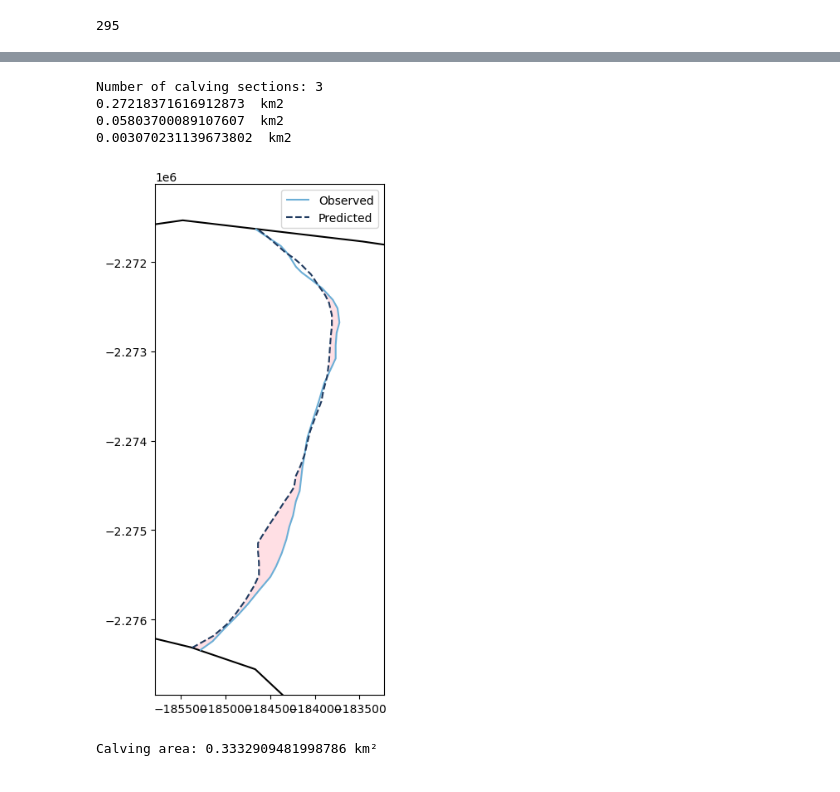
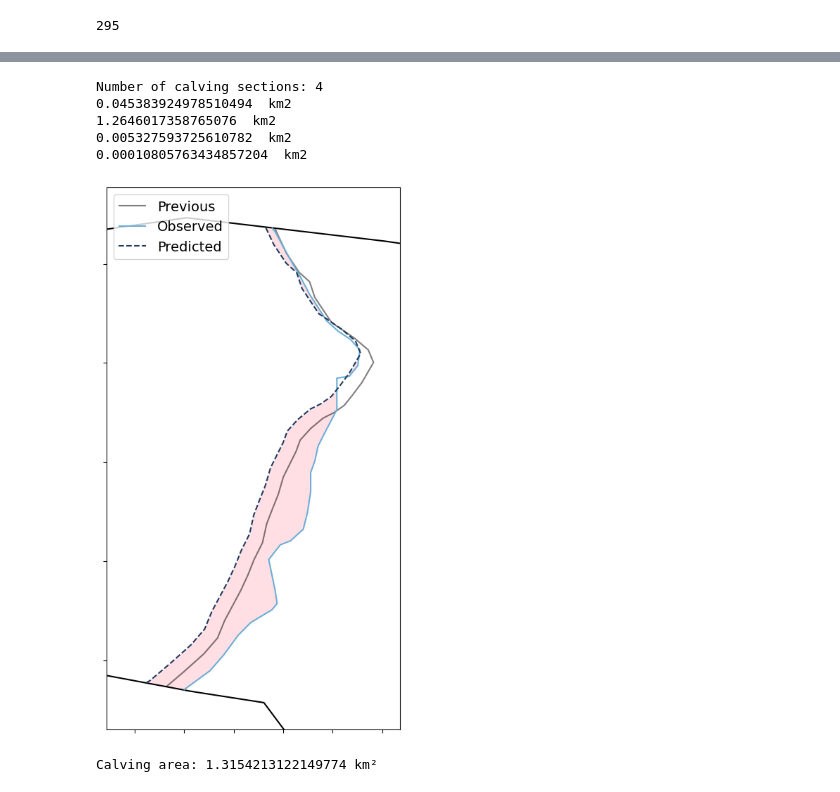
Before and after one commit to sofiasuhinin/Jakobshavn-Isbrae-CalvingStatistics, a Jupyter notebook: notebooks/3_calvingseries_method.ipynb, the cells around one changed output, grey strips where cells are left out. Saved outputs shown, nothing was run; the diff lists cells and outputs as text; code cells hidden in the pictures.

```diff
--- a/notebooks/3_calvingseries_method.ipynb
+++ b/notebooks/3_calvingseries_method.ipynb
@@ -965,7 +982,7 @@ For now, I am going to use the 'vx' and 'vy' at the point where I got the 'vv' f
 # %%
 # velocity data, 3 bands, 'vv', 'vx' and 'vy'
 # so now i gotta extract the 'vx' and 'vy' at the point where i got the 'vv'
-
+terminus = terminus.reset_index(drop=True)
 print(velocity["band"].values)
 
 #select vel bands - need vx, and vy for later translate fnction
@@ -1092,6 +1109,7 @@ gpd.GeoSeries([ice_point]).plot(ax=ax, color="red", markersize=30)
 [figure]
 # %%
 # attempt at wrapping into a function
+terminus = terminus.reset_index(drop=True)
 def get_area_change(row, terminus, box_polygon, ice_point):
 
     terminus_index = row.name
@@ -1183,35 +1256,43 @@ def plot_calving(i):
     for section_number, section in enumerate(calving_sections):
         print(f"{section.area / 1e6}  km2")
 
+    previous_clipped = terminus_previous.intersection(ji_mod_box_polygon)
     observed_clipped = terminus_observed.intersection(ji_mod_box_polygon)
     predicted_clipped = predicted_line.intersection(ji_mod_box_polygon)
 
-    fig, ax = plt.subplots(figsize=(8, 8))
+    fig, ax = plt.subplots(figsize=(8, 10))
 
     gpd.GeoSeries([ji_mod_box_polygon]).boundary.plot(ax=ax, color="black")
 
     for section in calving_sections:
         gpd.GeoSeries([section]).plot(ax=ax, color="pink", alpha=0.5)
 
-    gpd.GeoSeries([observed_clipped]).plot(ax=ax, color=light_blue, label="Observed")
+    gpd.GeoSeries([previous_clipped]).plot(ax=ax, color="black", label="Previous", alpha=0.5)
+    gpd.GeoSeries([observed_clipped]).plot(ax=ax, color=light_blue, label="Observed", linewidth=1.5)
     gpd.GeoSeries([predicted_clipped]).plot(ax=ax, color=dark_blue, linestyle="--", label="Predicted")
 
-    ax.legend()
+    ax.legend(fontsize = 14, loc = "upper left")
 
-    xmin, ymin, xmax, ymax = observed_clipped.bounds
-    zoom = 500
+    xmin, ymin, xmax, ymax = observed_clipped.union(predicted_clipped).bounds
+
+    # zoom in order to see intersection better
+    zoom = 400
     ax.set_xlim(xmin - zoom, xmax + zoom)
     ax.set_ylim(ymin - zoom, ymax + zoom)
+    ax.set_xticklabels([])
+    ax.set_yticklabels([])
+    ax.set_aspect("equal")
 
     plt.show()
 
     print("Calving area:", calving_polygon.area / 1e6, "km²")
 # %%
-plot_calving(201)
+plot_calving(180)
 # %% [output]
-Number of calving sections: 3
-0.27218371616912873  km2
-0.05803700089107607  km2
-0.003070231139673802  km2
+Number of calving sections: 4
+0.045383924978510494  km2
+1.2646017358765076  km2
+0.005327593725610782  km2
+0.00010805763434857204  km2
-[figure, old version]
+[figure, new version]
-Calving area: 0.3332909481998786 km²
+Calving area: 1.3154213122149774 km²
```
Also changed, not shown: parts of 13 cells of this notebook, 1 other file.
